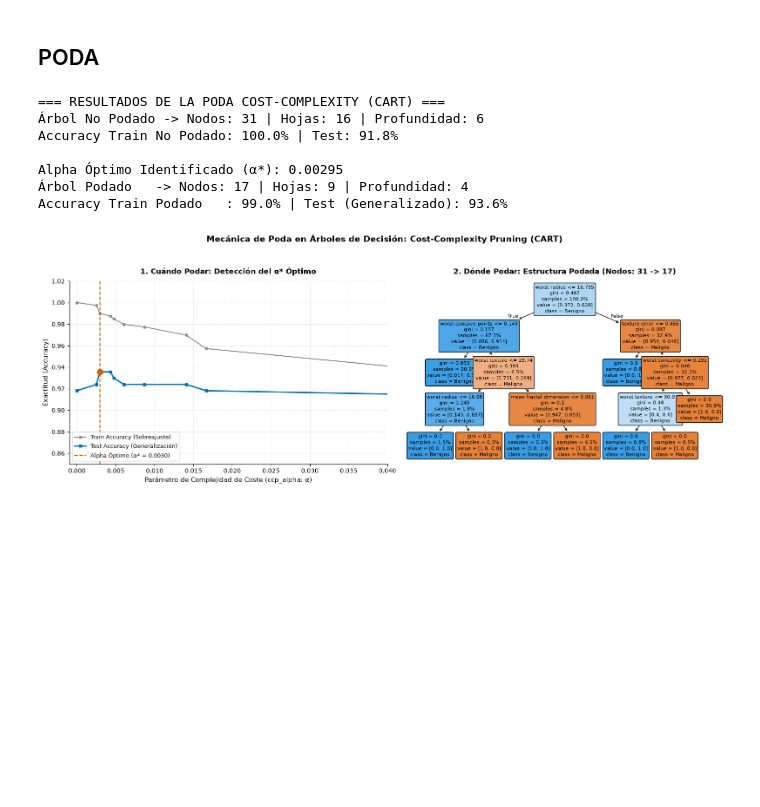
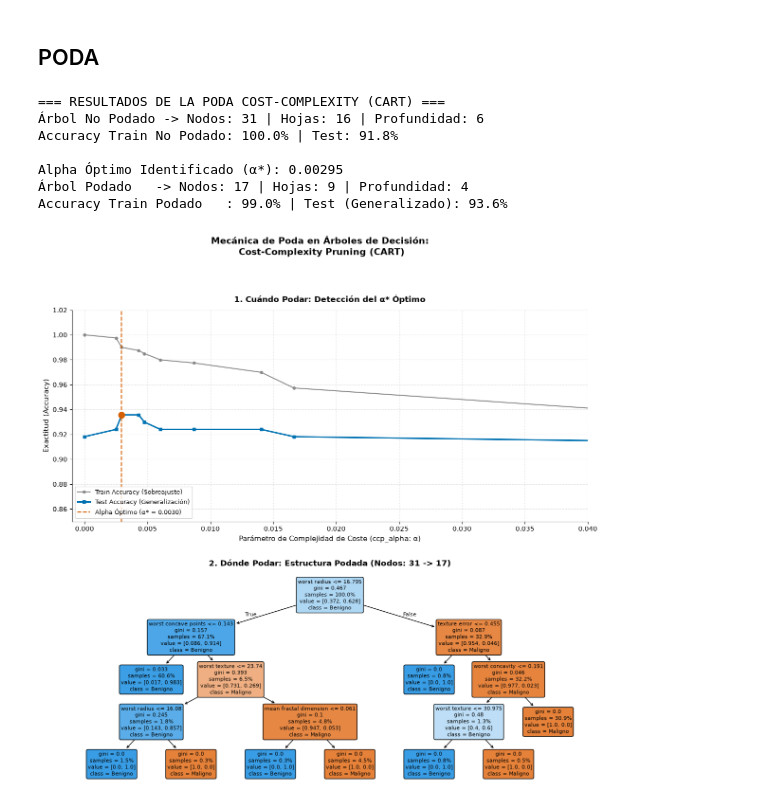
Before and after one commit to paranedagarcia/ciencia-de-datos, a Jupyter notebook: notebooks/aprendizaje_supervisado/arboles.ipynb, the cells around one changed output. Saved outputs shown, nothing was run; the diff lists cells and outputs as text; code cells hidden in the pictures; blank space fills up the shorter version.

Commit message:
arboles y poda

```diff
--- a/notebooks/aprendizaje_supervisado/arboles.ipynb
+++ b/notebooks/aprendizaje_supervisado/arboles.ipynb
@@ -926,7 +926,7 @@ print(f"Accuracy Train Podado   : {best_clf.score(X_train, y_train)*100:.1f}% |
 # ==============================================================================
 # 4. Generación Gráfica Comparativa (Fondo Blanco Plano)
 # ==============================================================================
-fig, ((ax1, ax2), (ax3, ax4)) = plt.subplots(2, 2, figsize=(16, 6), facecolor='white')
+fig, (ax1, ax2) = plt.subplots(2, 1, figsize=(12, 12), facecolor='white')
 
 # Panel 1: Cuándo Podar (Curva de Selección del Alpha Óptimo)
 ax1.set_facecolor('white')
@@ -946,32 +946,32 @@ ax1.spines['right'].set_visible(False)
 ax1.legend(frameon=True, facecolor='white', loc='lower left', fontsize=9.5)
 
 # Panel 2: Dónde Podar (Estructura del Árbol Podado Resultante)
 ax2.set_facecolor('white')
 plot_tree(
     best_clf,
     feature_names=feature_names,
     class_names=class_names,
     filled=True,
     rounded=True,
     fontsize=8,
     ax=ax2,
     impurity=True,
     proportion=True
 )
 ax2.set_title(f"2. Dónde Podar: Estructura Podada (Nodos: {clf_full.tree_.node_count} -> {best_clf.tree_.node_count})",
               fontsize=12, fontweight='bold', pad=12)
 
-fig.suptitle("Mecánica de Poda en Árboles de Decisión: Cost-Complexity Pruning (CART)",
+fig.suptitle("Mecánica de Poda en Árboles de Decisión:\n Cost-Complexity Pruning (CART)",
              fontsize=14, fontweight='bold', y=0.98)
 
 plt.tight_layout(rect=[0, 0, 1, 0.94], h_pad=2.5)
 plt.show()
 # %% [output]
 === RESULTADOS DE LA PODA COST-COMPLEXITY (CART) ===
 Árbol No Podado -> Nodos: 31 | Hojas: 16 | Profundidad: 6
 Accuracy Train No Podado: 100.0% | Test: 91.8%
 
 Alpha Óptimo Identificado (α*): 0.00295
 Árbol Podado   -> Nodos: 17 | Hojas: 9 | Profundidad: 4
 Accuracy Train Podado   : 99.0% | Test (Generalizado): 93.6%
-[figure, old version]
+[figure, new version]
```
Also changed, not shown: parts of 2 cells of this notebook, 6 other files.
